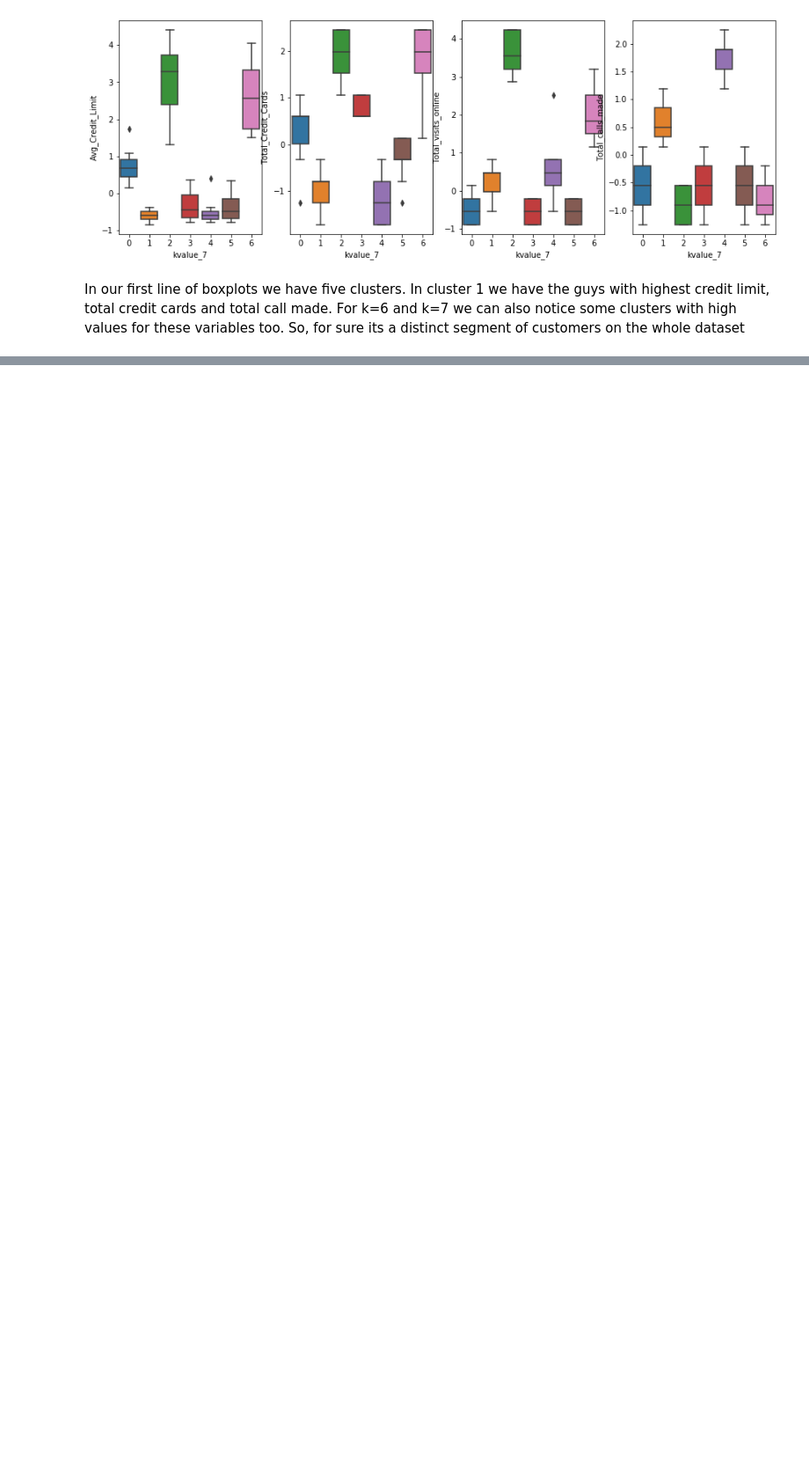
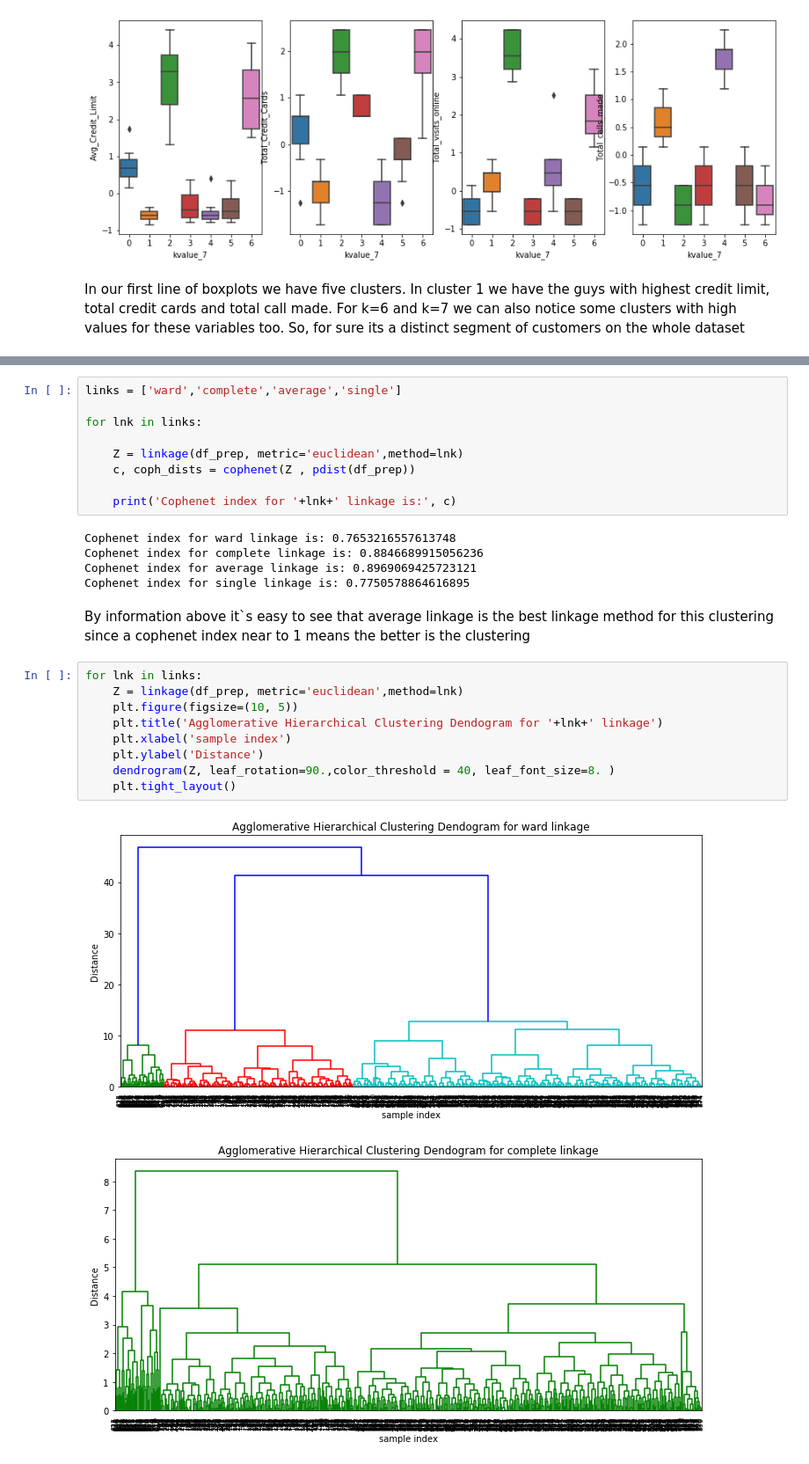
Before and after one commit to rmaciel-prog/PGP-IAML, a Jupyter notebook: Project - CreditCard Customer Segmentation.ipynb, the cells around one changed output, grey strips where cells are left out. Shown at 88% size. Cells and saved outputs as stored; diff of their text form; blank space fills up the shorter version.

```diff
--- a/Project - CreditCard Customer Segmentation.ipynb
+++ b/Project - CreditCard Customer Segmentation.ipynb
@@ -165,0 +207,28 @@ In our first line of boxplots we have five clusters. In cluster 1 we have the gu
+# %%
+links = ['ward','complete','average','single']
+
+for lnk in links:
+
+    Z = linkage(df_prep, metric='euclidean',method=lnk)
+    c, coph_dists = cophenet(Z , pdist(df_prep))
+
+    print('Cophenet index for '+lnk+' linkage is:', c)
+# %% [output]
+Cophenet index for ward linkage is: 0.7653216557613748
+Cophenet index for complete linkage is: 0.8846689915056236
+Cophenet index for average linkage is: 0.8969069425723121
+Cophenet index for single linkage is: 0.7750578864616895
+# %% [markdown]
+By information above it`s easy to see that average linkage is the best linkage method for this clustering since a cophenet index near to 1 means the better is the clustering
+# %%
+for lnk in links:
+    Z = linkage(df_prep, metric='euclidean',method=lnk)
+    plt.figure(figsize=(10, 5))
+    plt.title('Agglomerative Hierarchical Clustering Dendogram for '+lnk+' linkage')
+    plt.xlabel('sample index')
+    plt.ylabel('Distance')
+    dendrogram(Z, leaf_rotation=90.,color_threshold = 40, leaf_font_size=8. )
+    plt.tight_layout()
+# %% [output]
+[figure, added]
+[figure, added]
```
Also changed, not shown: parts of 10 cells of this notebook.
